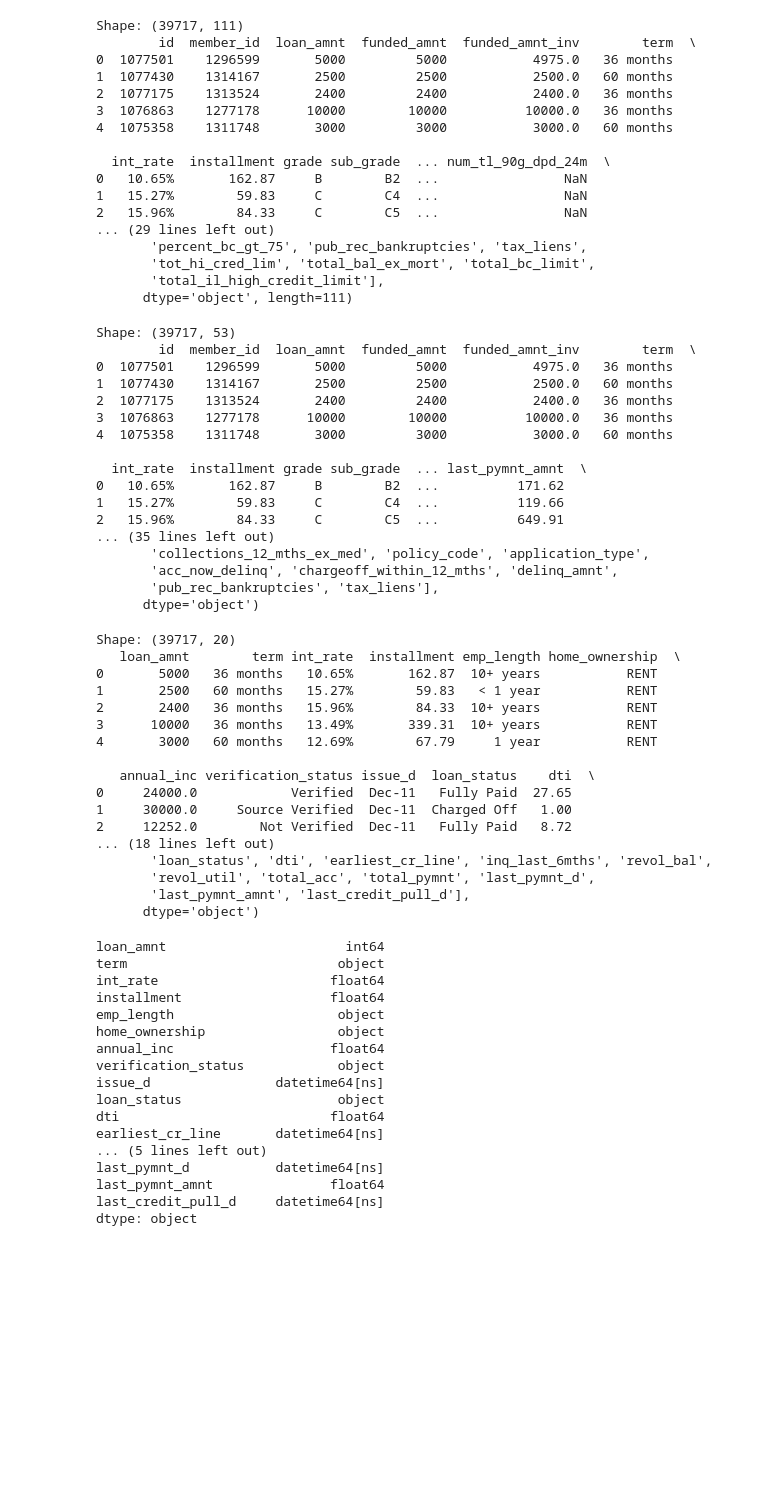
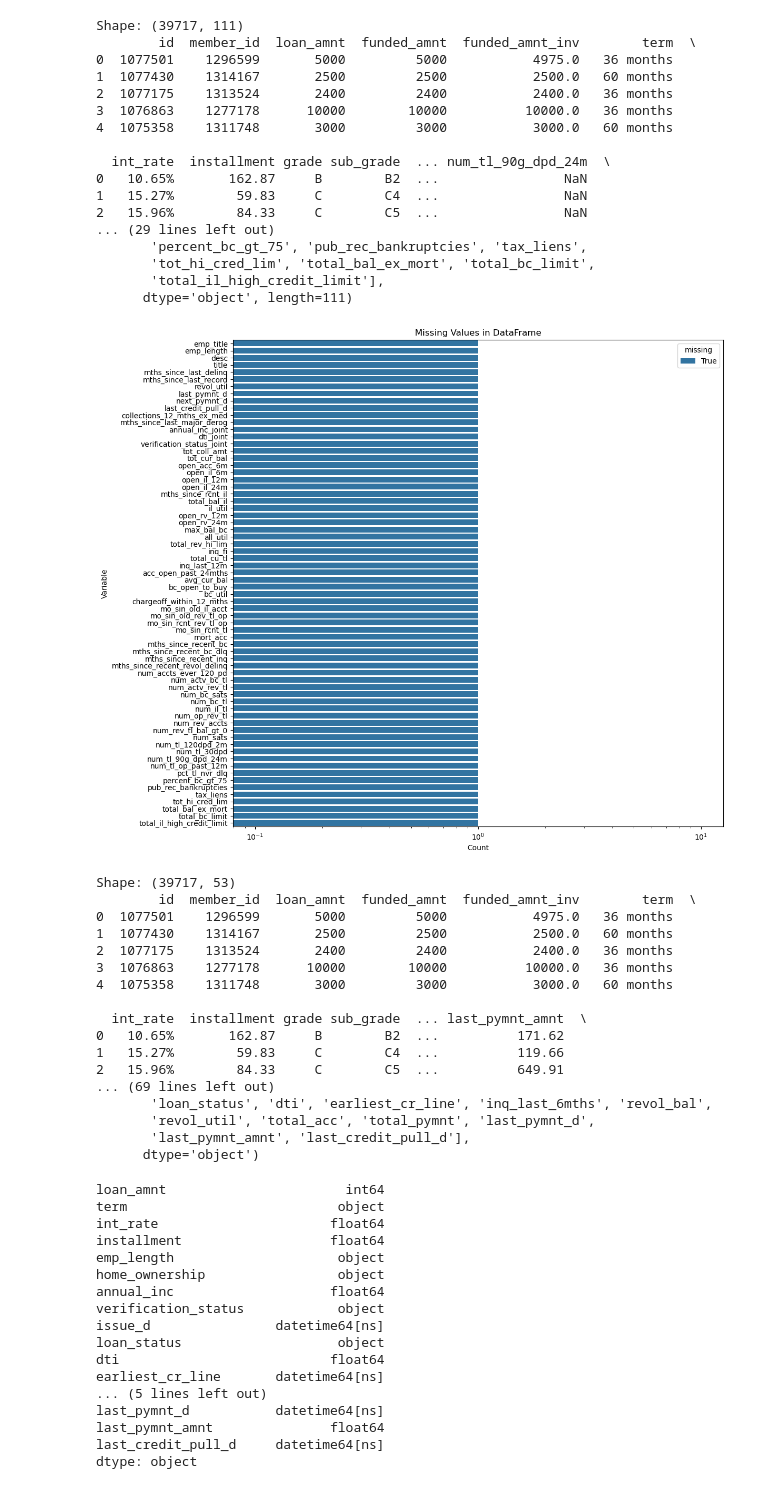
Before and after one commit to LEANDERANTONY/Lending_Club_CaseStudy, a Jupyter notebook: Leander_Antony_A.ipynb, the cells around one changed output. Drawn from its saved outputs; the diff is of its cells as text; code cells hidden in the pictures; blank space fills up the shorter version.

```diff
--- a/Leander_Antony_A.ipynb
+++ b/Leander_Antony_A.ipynb
@@ -38,35 +38,35 @@ Shape: (39717, 111)
 # %%
 #deleteling columns and rows
 
-# Find the count of NA values in each column
-missing_counts = {col: loan_df[col].isna().sum() for col in loan_df.columns}
+missing_data = loan_df.isna()
 
+#Reshape the DataFrame using the melt function
 
-#Delete the columns with NA count more than 10% of the total rows i.e 4000
-for col, count in missing_counts.items():
-    if count > 4000:
-        loan_df = loan_df.drop( columns = col)
+melted_data = missing_data.melt(value_name='missing')
+melted_data = melted_data[melted_data['missing'] > 0]
 
-loan_df_info(loan_df)
+# Create a bar plot with a logarithmic x-axis
+plt.figure(figsize=(12, 12))
+sns.barplot(data=melted_data, x='missing', y='variable', hue='missing', dodge=True)
+plt.xscale('log')
+plt.title('Missing Values in DataFrame')
+plt.xlabel('Count')
+plt.ylabel('Variable')
+plt.show()
 # %% [output]
-Shape: (39717, 53)
-        id  member_id  loan_amnt  funded_amnt  funded_amnt_inv        term  \
-0  1077501    1296599       5000         5000           4975.0   36 months
-1  1077430    1314167       2500         2500           2500.0   60 months
-2  1077175    1313524       2400         2400           2400.0   36 months
-3  1076863    1277178      10000        10000          10000.0   36 months
-4  1075358    1311748       3000         3000           3000.0   60 months
-
-  int_rate  installment grade sub_grade  ... last_pymnt_amnt  \
-0   10.65%       162.87     B        B2  ...          171.62
-1   15.27%        59.83     C        C4  ...          119.66
-2   15.96%        84.33     C        C5  ...          649.91
-... (35 lines left out)
-       'collections_12_mths_ex_med', 'policy_code', 'application_type',
-       'acc_now_delinq', 'chargeoff_within_12_mths', 'delinq_amnt',
-       'pub_rec_bankruptcies', 'tax_liens'],
-      dtype='object')
+[figure, added]
 # %%
+# Find the count of NA values in each column
+missing_counts = {col: loan_df[col].isna().sum() for col in loan_df.columns}
+
+
+#Delete the columns with NA count more than 10% of the total rows i.e 4000
+for col, count in missing_counts.items():
+    if count > 4000:
+        loan_df = loan_df.drop( columns = col)
+
+loan_df_info(loan_df)
+
 # removing columns that have little to no impact on analysis like descriptive,'0' values, IDs etc..
 # Also removing columns that provide repetitive information like total_pymnt and total_pymnt_inv
 
@@ -78,19 +78,19 @@ loan_df = loan_df.drop( columns = ['id', 'member_id', 'grade', 'sub_grade', 'emp
 
 loan_df_info(loan_df)
 # %% [output]
-Shape: (39717, 20)
-   loan_amnt        term int_rate  installment emp_length home_ownership  \
-0       5000   36 months   10.65%       162.87  10+ years           RENT
-1       2500   60 months   15.27%        59.83   < 1 year           RENT
-2       2400   36 months   15.96%        84.33  10+ years           RENT
-3      10000   36 months   13.49%       339.31  10+ years           RENT
-4       3000   60 months   12.69%        67.79     1 year           RENT
+Shape: (39717, 53)
+        id  member_id  loan_amnt  funded_amnt  funded_amnt_inv        term  \
+0  1077501    1296599       5000         5000           4975.0   36 months
+1  1077430    1314167       2500         2500           2500.0   60 months
+2  1077175    1313524       2400         2400           2400.0   36 months
+3  1076863    1277178      10000        10000          10000.0   36 months
+4  1075358    1311748       3000         3000           3000.0   60 months
 
-   annual_inc verification_status issue_d  loan_status    dti  \
-0     24000.0            Verified  Dec-11   Fully Paid  27.65
-1     30000.0     Source Verified  Dec-11  Charged Off   1.00
-2     12252.0        Not Verified  Dec-11   Fully Paid   8.72
-... (18 lines left out)
+  int_rate  installment grade sub_grade  ... last_pymnt_amnt  \
+0   10.65%       162.87     B        B2  ...          171.62
+1   15.27%        59.83     C        C4  ...          119.66
+2   15.96%        84.33     C        C5  ...          649.91
+... (69 lines left out)
        'loan_status', 'dti', 'earliest_cr_line', 'inq_last_6mths', 'revol_bal',
        'revol_util', 'total_acc', 'total_pymnt', 'last_pymnt_d',
        'last_pymnt_amnt', 'last_credit_pull_d'],
```
Also changed, not shown: parts of 1 cell of this notebook, 1 other file.
